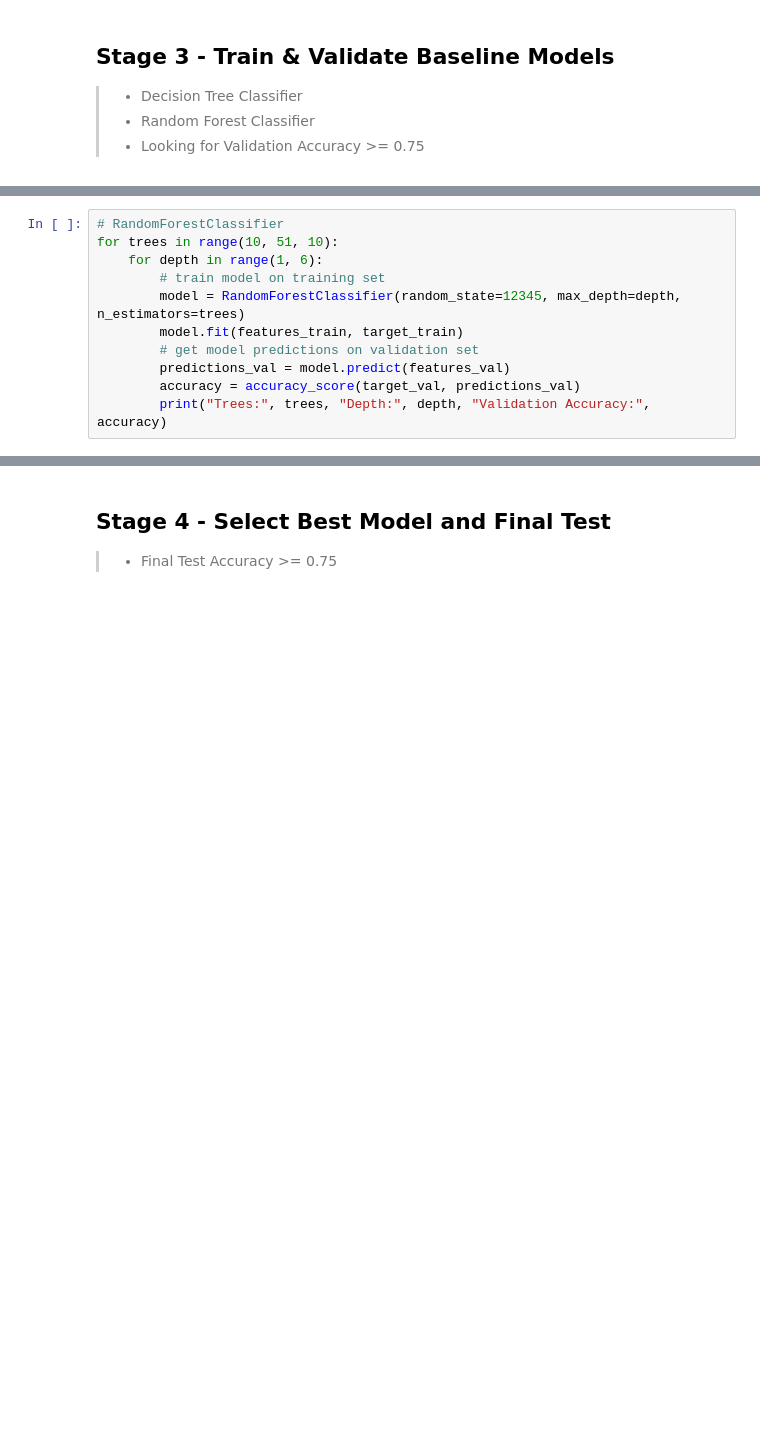
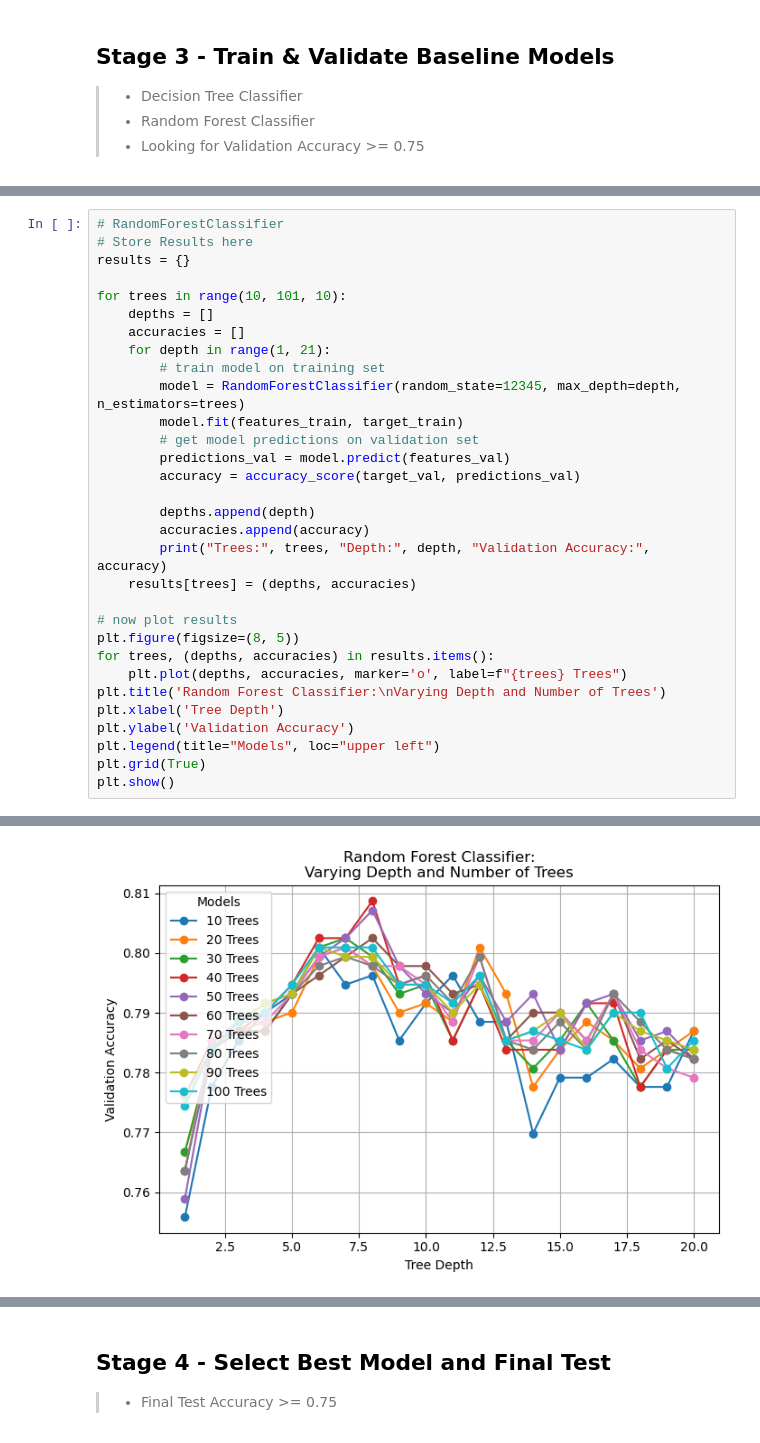
Before and after one commit to DigitalKnight74/Megaline_mobile_New_Plans, a Jupyter notebook: Megaline_Machine_Learning.ipynb, the cells around one changed output, grey strips where cells are left out. Cells and saved outputs as stored; diff of their text form; blank space fills up the shorter version.

```diff
--- a/Megaline_Machine_Learning.ipynb
+++ b/Megaline_Machine_Learning.ipynb
@@ -54,11 +104,32 @@ for depth in range(1, 6):
 # %%
 # RandomForestClassifier
-for trees in range(10, 51, 10):
-    for depth in range(1, 6):
+# Store Results here
+results = {}
+
+for trees in range(10, 101, 10):
+    depths = []
+    accuracies = []
+    for depth in range(1, 21):
         # train model on training set
         model = RandomForestClassifier(random_state=12345, max_depth=depth, n_estimators=trees)
         model.fit(features_train, target_train)
         # get model predictions on validation set
         predictions_val = model.predict(features_val)
         accuracy = accuracy_score(target_val, predictions_val)
+
+        depths.append(depth)
+        accuracies.append(accuracy)
         print("Trees:", trees, "Depth:", depth, "Validation Accuracy:", accuracy)
+    results[trees] = (depths, accuracies)
+
+# now plot results
+plt.figure(figsize=(8, 5))
+for trees, (depths, accuracies) in results.items():
+    plt.plot(depths, accuracies, marker='o', label=f"{trees} Trees")
+plt.title('Random Forest Classifier:\nVarying Depth and Number of Trees')
+plt.xlabel('Tree Depth')
+plt.ylabel('Validation Accuracy')
+plt.legend(title="Models", loc="upper left")
+plt.grid(True)
+plt.show()
+# %% [output]
@@ -64,0 +153 @@ for trees in range(10, 51, 10):
+[figure, added]
```
Also changed, not shown: parts of 8 cells of this notebook, 1 other file.
